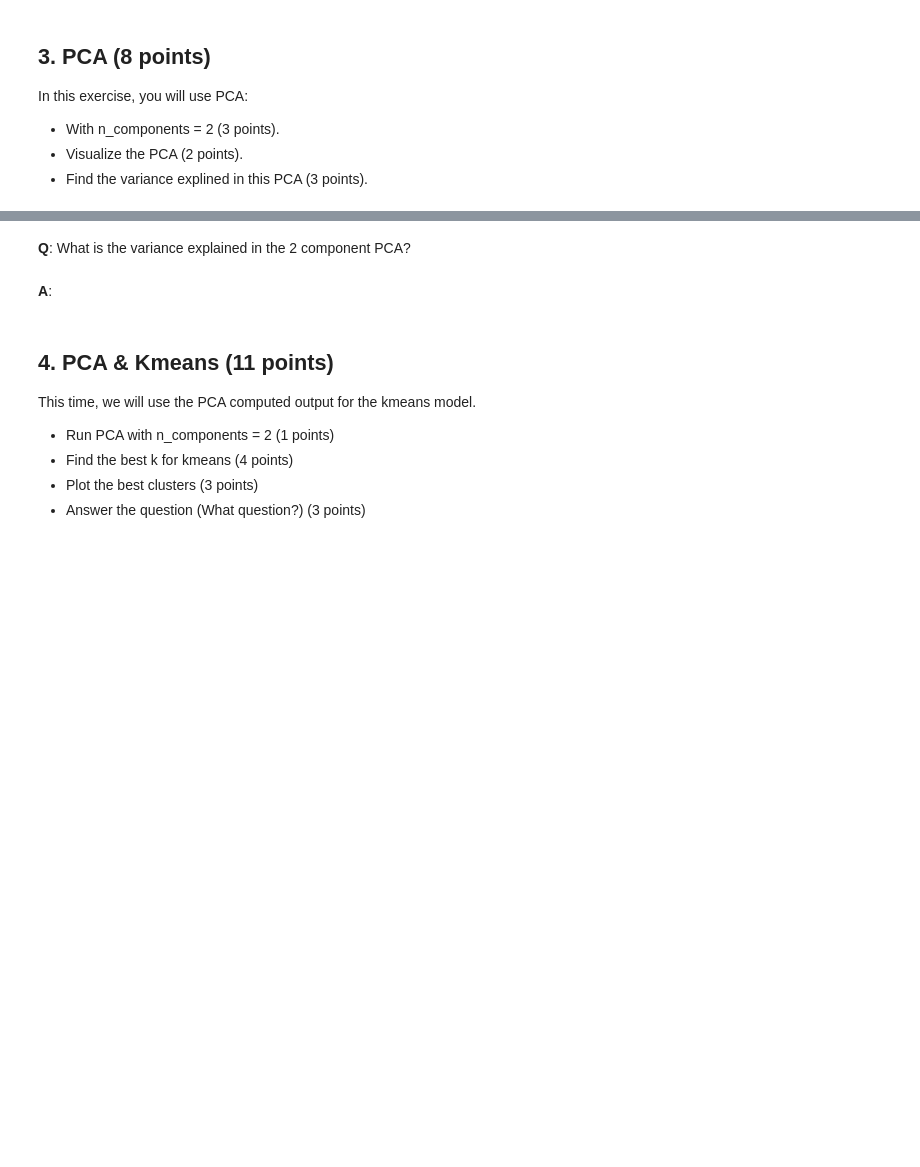
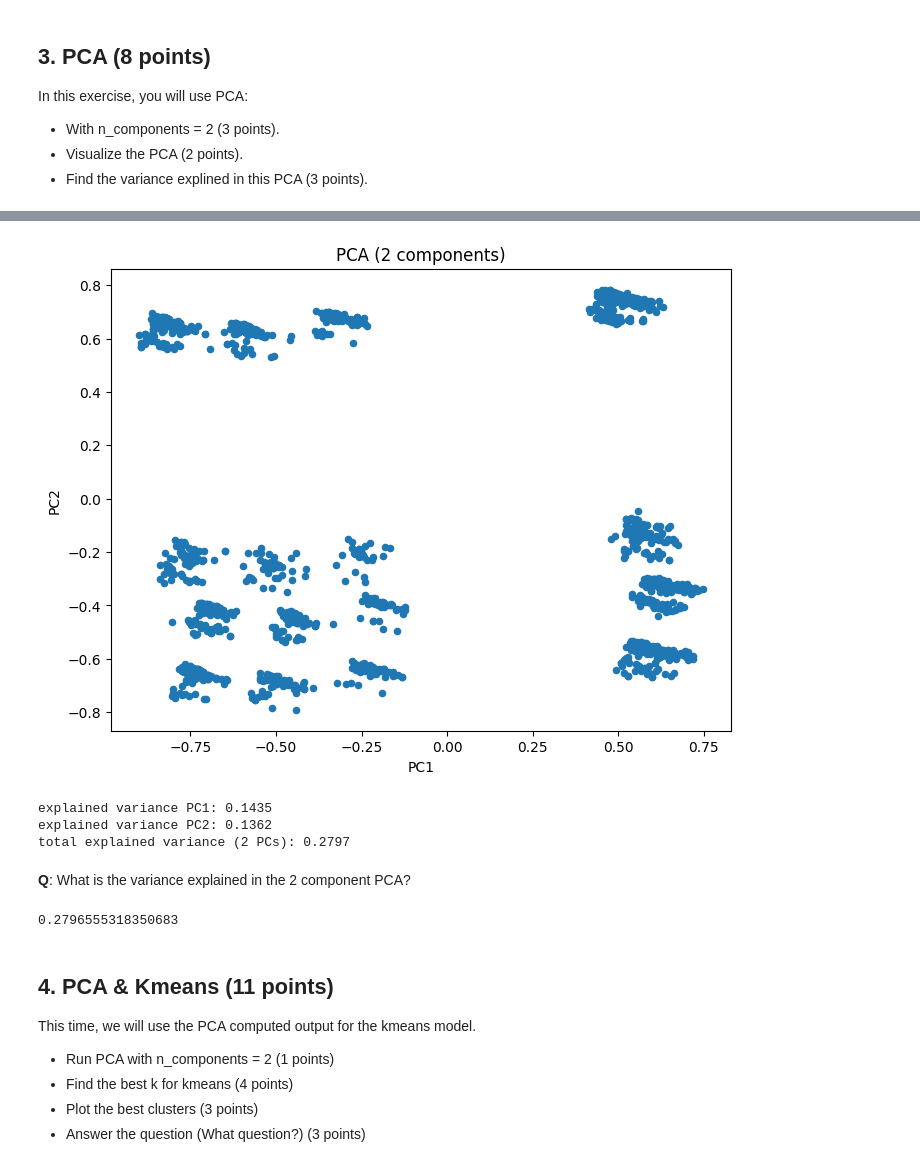
Before and after one commit to Avichay3/Full-training, a Jupyter notebook: Copy_of_Clustering_exercise.ipynb, the cells around one changed output, grey strips where cells are left out. Drawn from its saved outputs; the diff is of its cells as text; code cells hidden in the pictures; blank space fills up the shorter version.

```diff
--- a/Copy_of_Clustering_exercise.ipynb
+++ b/Copy_of_Clustering_exercise.ipynb
@@ -415,3 +415,14 @@ In this exercise, you will use PCA:
 
 
 # Display explained variance
+# %%
+# PCA with n_components=2
+
+from sklearn.decomposition import PCA
+import pandas as pd
+
+pca = PCA(n_components=2, random_state=42)
+X_pca = pca.fit_transform(df_scaled)
+
+pca_df = pd.DataFrame(X_pca, columns=["PC1", "PC2"])
+pca_df.head()
@@ -418,7 +436,34 @@ In this exercise, you will use PCA:
+# %%
+# visualize the PCA
+
+plt.figure(figsize=(8,6))
+plt.scatter(pca_df["PC1"], pca_df["PC2"], s=20)
+
+plt.title("PCA (2 components)")
+plt.xlabel("PC1")
+plt.ylabel("PC2")
+plt.show()
+# %% [output]
+[figure, added]
+# %%
+# variance explained
+
+explained_var = pca.explained_variance_ratio_
+total_explained = explained_var.sum()
+
+print(f"explained variance PC1: {explained_var[0]:.4f}")
+print(f"explained variance PC2: {explained_var[1]:.4f}")
+print(f"total explained variance (2 PCs): {total_explained:.4f}")
+# %% [output]
+explained variance PC1: 0.1435
+explained variance PC2: 0.1362
+total explained variance (2 PCs): 0.2797
 # %% [markdown]
 **Q**: What is the variance explained in the 2 component PCA?
-# %% [markdown]
-**A**:
+# %%
+print(total_explained)
+# %% [output]
+0.2796555318350683
 # %% [markdown]
 ## 4. PCA & Kmeans (11 points)
 This time, we will use the PCA computed output for the kmeans model.
```
Also changed, not shown: parts of 1 cell of this notebook.
